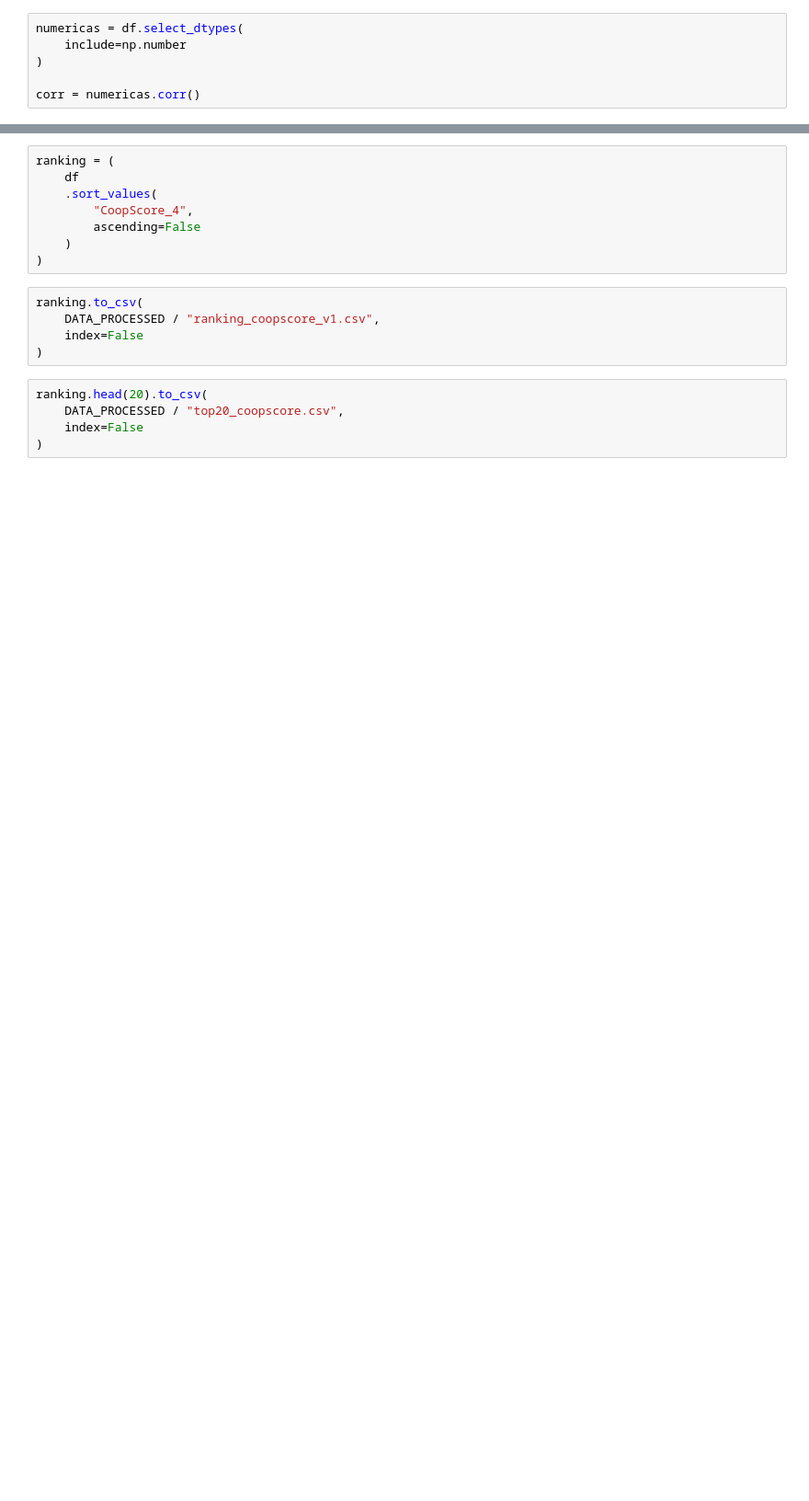
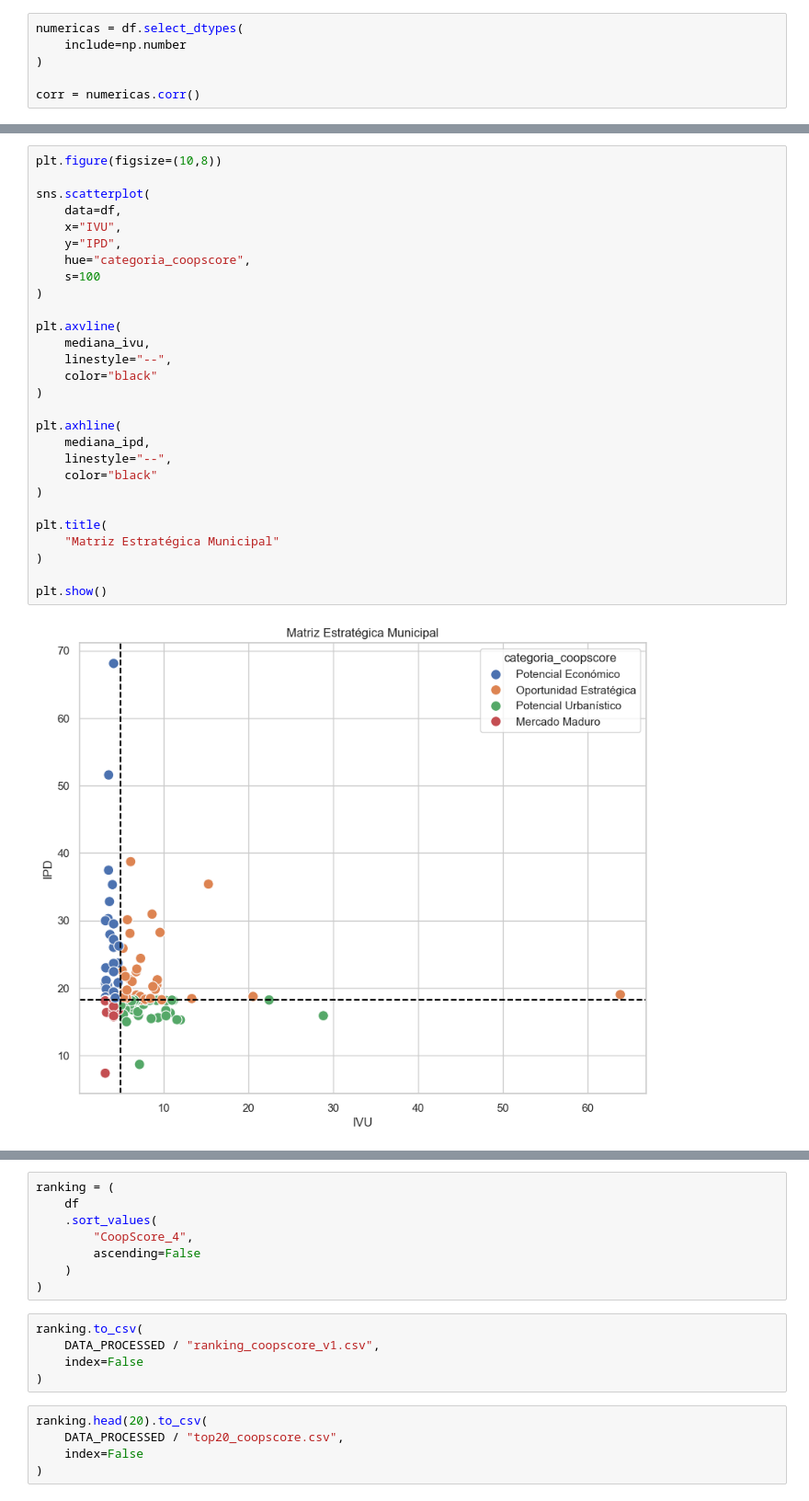
Before and after one commit to pepetorres80/CoopScore_Granada, a Jupyter notebook: notebooks/04_visualizacion_resultados.ipynb, the cells around one changed output, grey strips where cells are left out. Shown at 92% size. Drawn from its saved outputs; the diff is of its cells as text; blank space fills up the shorter version.

```diff
--- a/notebooks/04_visualizacion_resultados.ipynb
+++ b/notebooks/04_visualizacion_resultados.ipynb
@@ -189,0 +408,30 @@ df[
+# %%
+plt.figure(figsize=(10,8))
+
+sns.scatterplot(
+    data=df,
+    x="IVU",
+    y="IPD",
+    hue="categoria_coopscore",
+    s=100
+)
+
+plt.axvline(
+    mediana_ivu,
+    linestyle="--",
+    color="black"
+)
+
+plt.axhline(
+    mediana_ipd,
+    linestyle="--",
+    color="black"
+)
+
+plt.title(
+    "Matriz Estratégica Municipal"
+)
+
+plt.show()
+# %% [output]
+[figure, added]
```
Also changed, not shown: parts of 31 cells of this notebook, 6 other files.
